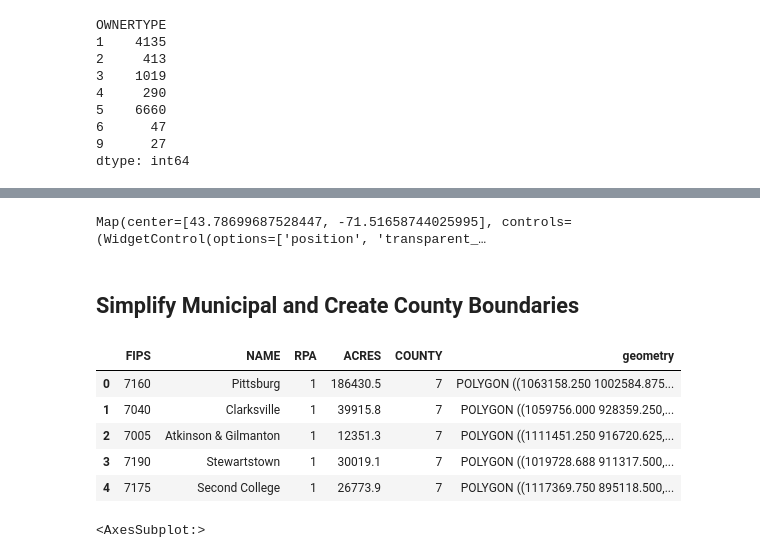
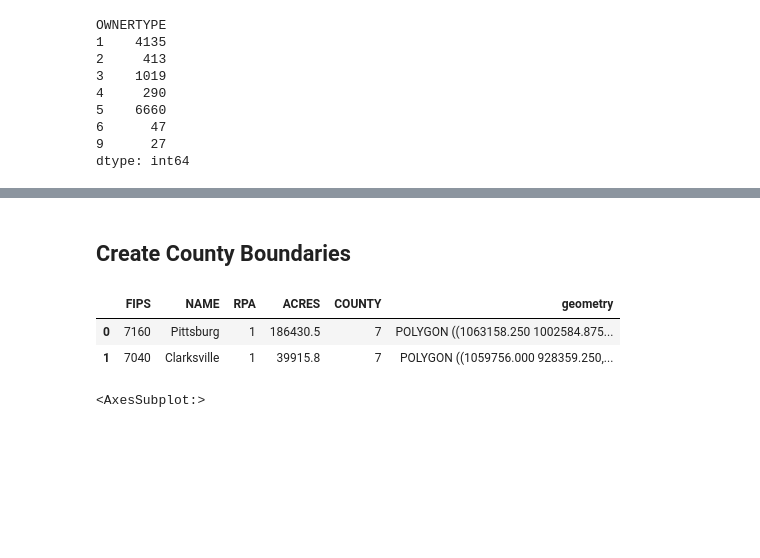
Before and after one commit to HKuz/Environmental_Mapping, a Jupyter notebook: Data_Extraction.ipynb, the cells around one changed output, grey strips where cells are left out. Drawn from its saved outputs; the diff is of its cells as text; code cells hidden in the pictures; blank space fills up the shorter version.

```diff
--- a/Data_Extraction.ipynb
+++ b/Data_Extraction.ipynb
@@ -281,20 +241,0 @@ selt_geojson = selt.to_crs('epsg:4326').__geo_interface__
-# %%
-# Create a basemap
-m_selt = geemap.Map(center=nh_center,
-                    zoom=8,
-                    ee_initialize=False)
-
-# Polygon style
-style = {
-    "stroke": True,
-    "color": "#000000",
-    "weight": 2,
-    "opacity": 1,
-    "fill": True,
-    "fillColor": "#0000ff",
-    "fillOpacity": 0.4,
-}
-
-m_selt
-# %% [output]
-Map(center=[43.78699687528447, -71.51658744025995], controls=(WidgetControl(options=['position', 'transparent_…
@@ -303,14 +242,12 @@ m_selt.add_geojson(selt_geojson, layer_name="Southeast Land Trust")
 # %% [markdown]
-## Simplify Municipal and Create County Boundaries
+## Create County Boundaries
 # %%
-pb_poly.head()
+# Check column names of political boundaries DF
+pb_poly.head(2)
 # %% [output]
 |  | FIPS | NAME | RPA | ACRES | COUNTY | geometry |
 | 0 | 7160 | Pittsburg | 1 | 186430.5 | 7 | POLYGON ((1063158.250 1002584.875... |
 | 1 | 7040 | Clarksville | 1 | 39915.8 | 7 | POLYGON ((1059756.000 928359.250,... |
-| 2 | 7005 | Atkinson & Gilmanton | 1 | 12351.3 | 7 | POLYGON ((1111451.250 916720.625,... |
-| 3 | 7190 | Stewartstown | 1 | 30019.1 | 7 | POLYGON ((1019728.688 911317.500,... |
-| 4 | 7175 | Second College | 1 | 26773.9 | 7 | POLYGON ((1117369.750 895118.500,... |
 # %%
 pb_poly.boundary.plot()
 # %% [output]
```
Also changed, not shown: parts of 40 cells of this notebook.
